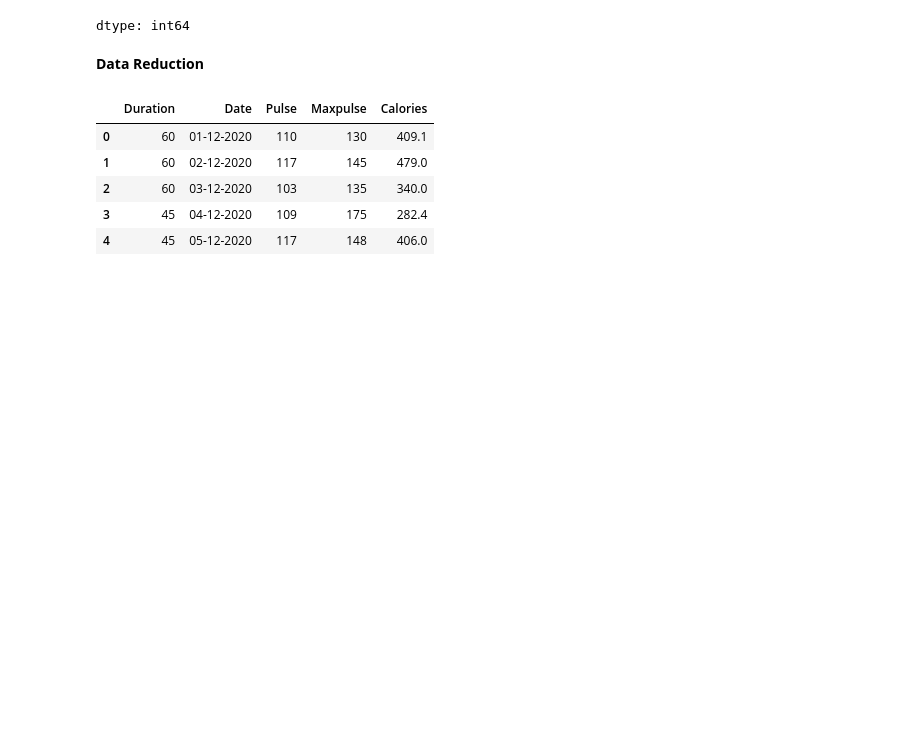
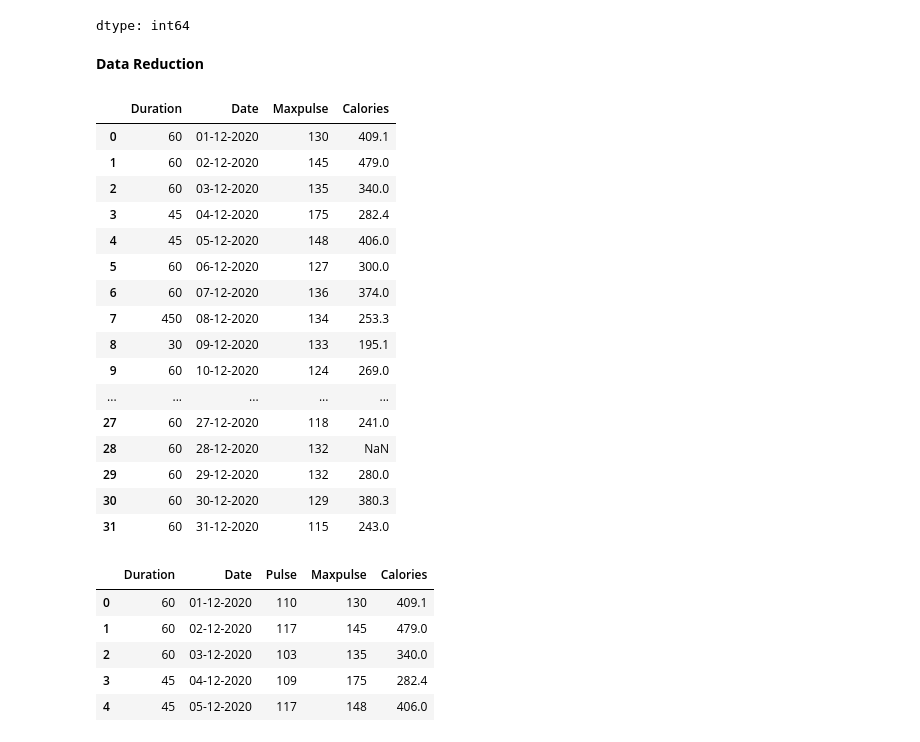
Before and after one commit to sudohui/cctb, a Jupyter notebook: Untitled2.ipynb, the cells around one changed output. Saved outputs shown, nothing was run; the diff lists cells and outputs as text; code cells hidden in the pictures; blank space fills up the shorter version.

```diff
--- a/Untitled2.ipynb
+++ b/Untitled2.ipynb
@@ -61,7 +77,25 @@ dtype: int64
 **Data Reduction**
 # %%
 #Removing the Pulse Column
-data = data.drop(['Pulse'], axis=1)
+data.drop(['Pulse'], axis=1)
+# %% [output]
+|  | Duration | Date | Maxpulse | Calories |
+| 0 | 60 | 01-12-2020 | 130 | 409.1 |
+| 1 | 60 | 02-12-2020 | 145 | 479.0 |
+| 2 | 60 | 03-12-2020 | 135 | 340.0 |
+| 3 | 45 | 04-12-2020 | 175 | 282.4 |
+| 4 | 45 | 05-12-2020 | 148 | 406.0 |
+| 5 | 60 | 06-12-2020 | 127 | 300.0 |
+| 6 | 60 | 07-12-2020 | 136 | 374.0 |
+| 7 | 450 | 08-12-2020 | 134 | 253.3 |
+| 8 | 30 | 09-12-2020 | 133 | 195.1 |
+| 9 | 60 | 10-12-2020 | 124 | 269.0 |
+| ... | ... | ... | ... | ... |
+| 27 | 60 | 27-12-2020 | 118 | 241.0 |
+| 28 | 60 | 28-12-2020 | 132 | NaN |
+| 29 | 60 | 29-12-2020 | 132 | 280.0 |
+| 30 | 60 | 30-12-2020 | 129 | 380.3 |
+| 31 | 60 | 31-12-2020 | 115 | 243.0 |
 # %%
 data.head()
 # %% [output]
```
Also changed, not shown: parts of 2 cells of this notebook.
